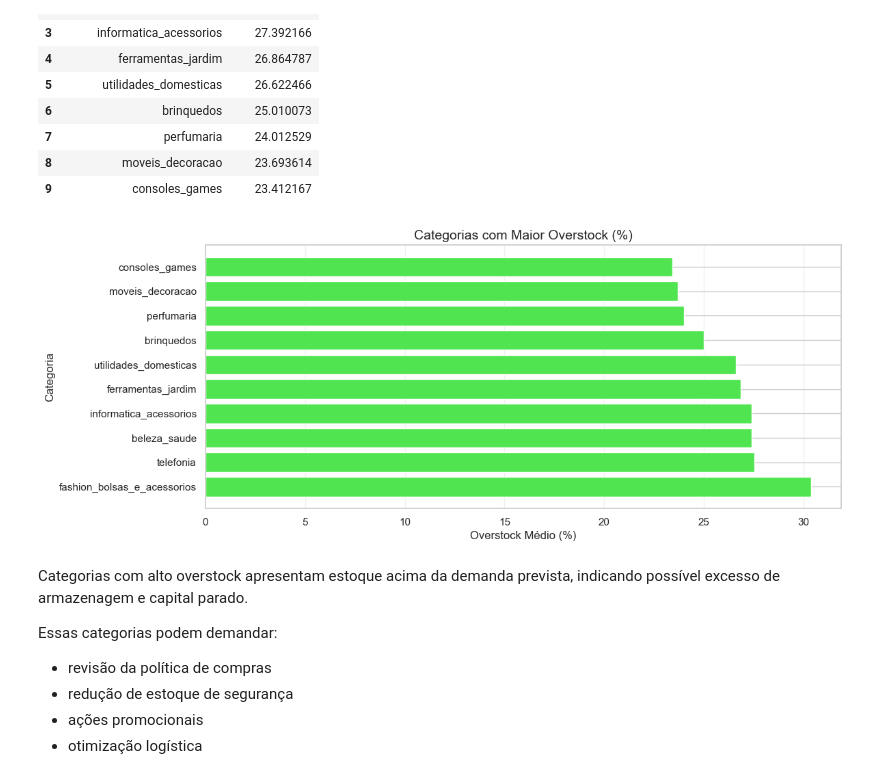
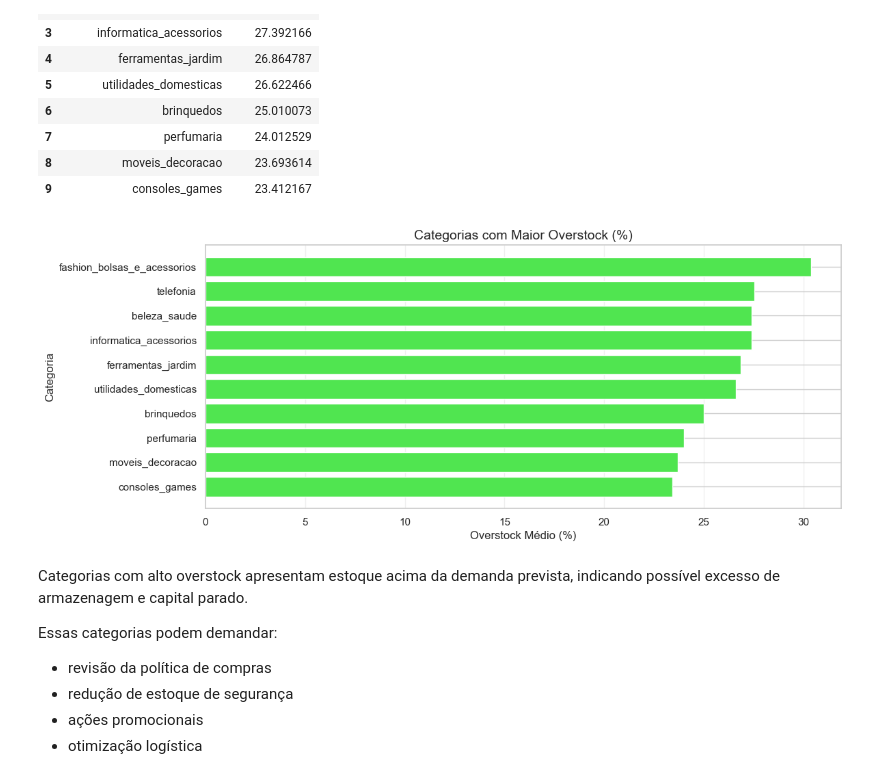
Before and after one commit to Graciliana/ADA_Elas_Tech-Sistema-Inteligente-de-Compras, a Jupyter notebook: notebooks/07_modeling_previsao_por_produto.ipynb, the cells around one changed output. Saved outputs shown, nothing was run; the diff lists cells and outputs as text; code cells hidden in the pictures.

```diff
--- a/notebooks/07_modeling_previsao_por_produto.ipynb
+++ b/notebooks/07_modeling_previsao_por_produto.ipynb
@@ -552,33 +561,45 @@ overstock_by_category.head(10)
 | 8 | moveis_decoracao | 23.693614 |
 | 9 | consoles_games | 23.412167 |
 # %%
+top_overstock = (
+    overstock_by_category
+    .sort_values(
+        by='overstock_pct',
+        ascending=False
+    )
+    .head(10)
+)
+
 plt.figure(figsize=(12,5))
 
 plt.barh(
-    overstock_by_category[
+    top_overstock[
         'product_category_name'
-    ][:10],
+    ],
 
-    overstock_by_category[
+    top_overstock[
         'overstock_pct'
-    ][:10],
+    ],
 
     color=PRIMARY_COLOR
 )
+
+# maior valor no topo
+plt.gca().invert_yaxis()
 
 plt.title(
     'Categorias com Maior Overstock (%)'
 )
 
 plt.xlabel('Overstock Médio (%)')
 
 plt.ylabel('Categoria')
 
 plt.grid(axis='x', alpha=0.3)
 
 plt.show()
 # %% [output]
-[figure, old version]
+[figure, new version]
 # %% [markdown]
 Categorias com alto overstock apresentam estoque acima da demanda prevista, indicando possível excesso de armazenagem e capital parado.
 
```
Also changed, not shown: parts of 2 cells of this notebook, 2 other files.
